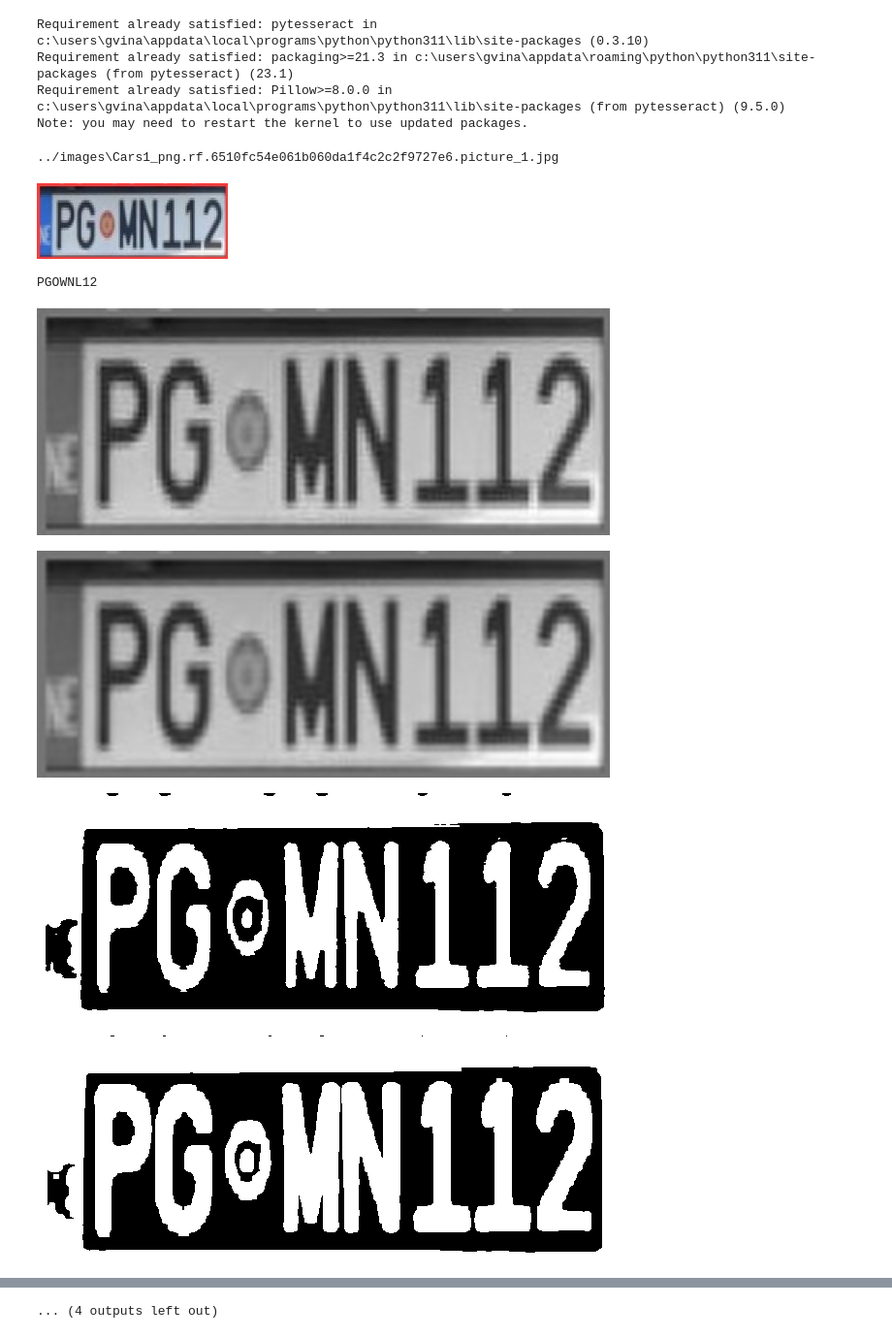
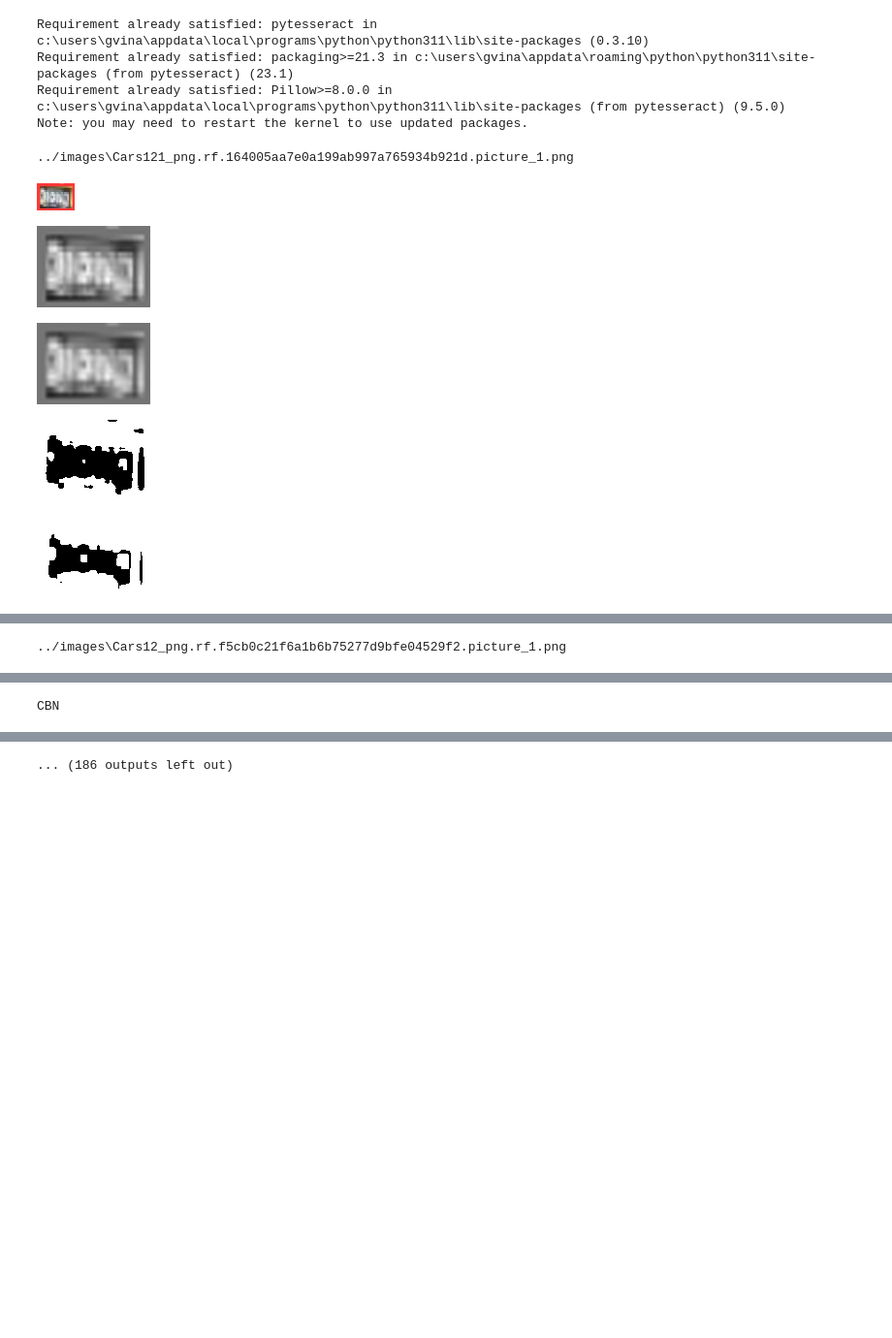
Before and after one commit to IronBanes/MLProject, a Jupyter notebook: CurrentYOLOTraining.ipynb, the cells around one changed output, grey strips where cells are left out. Shown at 97% size. Drawn from its saved outputs; the diff is of its cells as text; code cells hidden in the pictures; blank space fills up the shorter version.

```diff
--- a/CurrentYOLOTraining.ipynb
+++ b/CurrentYOLOTraining.ipynb
@@ -274,7 +256,7 @@ import re
 
 pytesseract.pytesseract.tesseract_cmd = r'C:\Program Files\Tesseract-OCR\tesseract.exe'
 
-for imageName in glob.glob("../images/*.jpg"):
+for imageName in glob.glob("../images/*.png"):
     #img = Image.open(imageName)
     print(imageName)
     img = Image.open(imageName).convert('RGB')
@@ -340,37 +322,36 @@ for imageName in glob.glob("../images/*.jpg"):
 
         # draw the rectangle
         rect = cv.rectangle(im2, (x,y), (x+w, y+h), (0,255,0),2)
         # grab character region of image
         roi = thresh[y-5:y+h+5, x-5:x+w+5]
         # perfrom bitwise not to flip image to black text on white background
         #display(roi)
         roi = cv.bitwise_not(roi)
         # perform another blur on character region
         roi = cv.medianBlur(roi, 5)
         display(Image.fromarray(roi))
 
         try:
             text = pytesseract.image_to_string(roi, config='-c tessedit_char_whitelist=0123456789ABCDEFGHIJKLMNOPQRSTUVWXYZ --psm 10 --oem 3')
             # clean tesseract text by removing any unwanted blank spaces
             clean_text = re.sub('[\W_]+', '', text)
             plate_num += clean_text
             #print("plate_num: ",plate_num)
             #print("clean_text: ",clean_text)
         except:
             text = None
     if plate_num != "":
         print("License Plate #: ", plate_num)
 
 
 
 #cv.imshow("Gray",thresh)
 #cv.waitKey(0)
 #cv.destroyAllWindows()
 # %% [output]
-../images\Cars1_png.rf.6510fc54e061b060da1f4c2c2f9727e6.picture_1.jpg
+../images\Cars121_png.rf.164005aa7e0a199ab997a765934b921d.picture_1.png
-[figure, old version]
+[figure, new version]
-PGOWNL12
-[figure, old version]
+[figure, new version]
-[figure, old version]
+[figure, new version]
-[figure, old version]
+[figure, new version]
-[figure, old version]
+[figure, new version]
@@ -377,0 +359 @@ PGOWNL12
+../images\Cars12_png.rf.f5cb0c21f6a1b6b75277d9bfe04529f2.picture_1.png
@@ -378,0 +361 @@ PGOWNL12
+CBN
@@ -382 +364 @@ PGOWNL12
-... (4 outputs left out)
+... (186 outputs left out)
```
Also changed, not shown: parts of 11 cells of this notebook, 24 other files.
